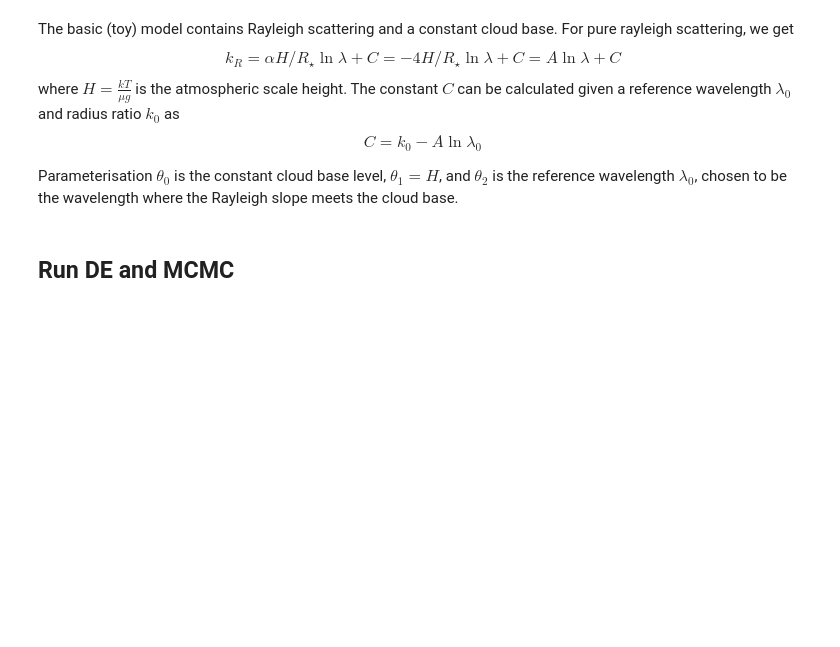
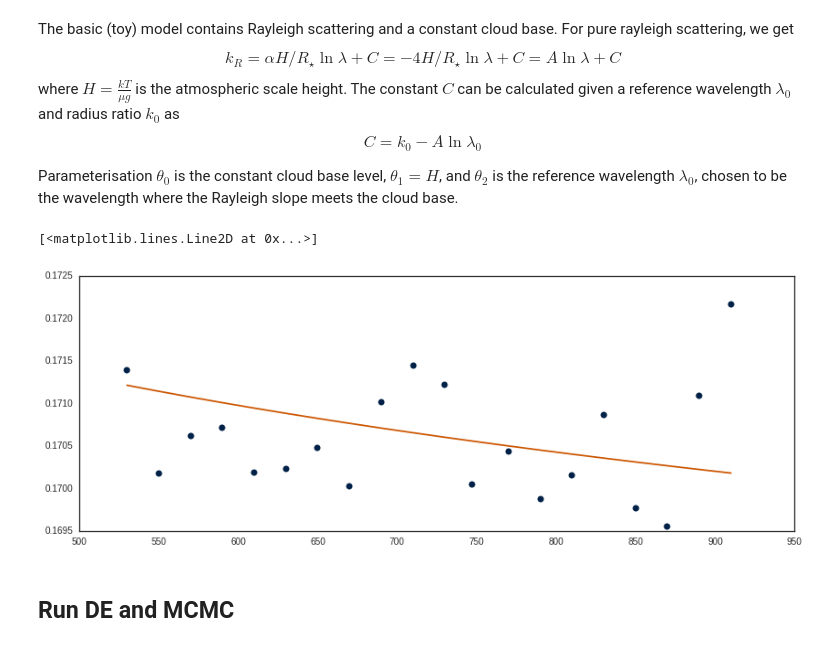
Before and after one commit to hpparvi/Parviainen-2017-WASP-80b, a Jupyter notebook: 07_a_constrained_toy_model-WASP80b.ipynb, the cells around one changed output. Cells and saved outputs as stored; diff of their text form; code cells hidden in the pictures; blank space fills up the shorter version.

```diff
--- a/07_a_constrained_toy_model-WASP80b.ipynb
+++ b/07_a_constrained_toy_model-WASP80b.ipynb
@@ -142,3 +146,17 @@ Parameterisation $\theta_0$ is the constant cloud base level, $\theta_1 = H$, an
+# %%
+rfile = join(DRESULT, 'gtc_nb_n12_red_ldtk_mc.npz')
+chain = load(rfile)['chains'][:,-1,:]
+pv = median(chain, 0)
+# %%
+ks = sqrt(pv[4:24])
+# %%
+wl = pb_centers_nb
+k = basic_model([0.17, H(TEQ), 1000], wl)
+plot(wl, ks, 'o')
+plot(wl, k)
+# %% [output]
+[<matplotlib.lines.Line2D at 0x...>]
+[figure, added]
 # %% [markdown]
 ## Run DE and MCMC
 # %%
```
Also changed, not shown: parts of 2 cells of this notebook, 5 other files.
